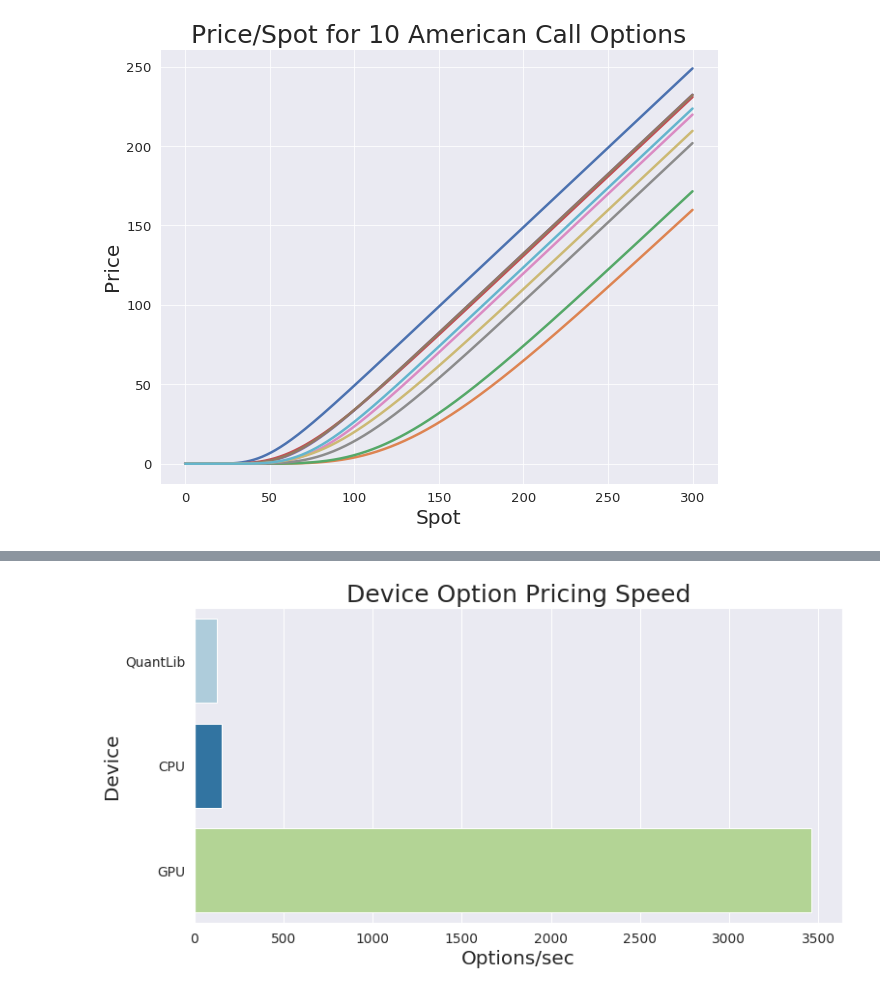
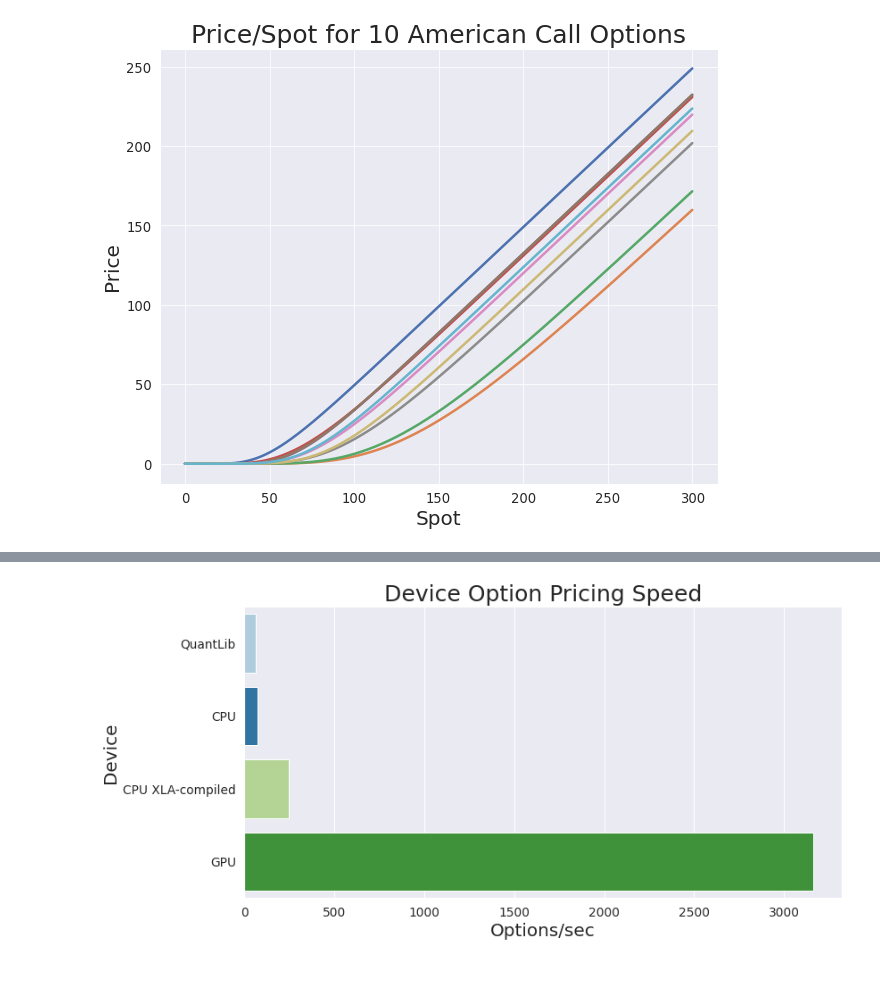
Before and after one commit to google/tf-quant-finance, a Jupyter notebook: tf_quant_finance/examples/jupyter_notebooks/American_Option_Black_Scholes.ipynb, the cells around one changed output, grey strips where cells are left out. Cells and saved outputs as stored; diff of their text form; code cells hidden in the pictures.

```diff
--- a/tf_quant_finance/examples/jupyter_notebooks/American_Option_Black_Scholes.ipynb
+++ b/tf_quant_finance/examples/jupyter_notebooks/American_Option_Black_Scholes.ipynb
@@ -269,7 +321,7 @@ plt.show()
 # %%
 #@title Tensorflow Finance pricing on GPU
 
-number_of_options = 5000  #@param
+number_of_options = 10000  #@param
 
 time_delta = 0.005
 
@@ -285,7 +337,7 @@ volatility, risk_free_rate, strike = option_param(number_of_options, dtype)
 device = "/gpu:0"
 with tf.device(device):
 
-  # Warmup
+  # Warmup (graph construction + graph optimization)
   estimate, _ = american_option(
       time_delta=time_delta,
       expiry=expiry,
@@ -322,7 +374,7 @@ options per second:  3460.2774258259888
 # %%
 #@title Tensorflow Finance pricing on CPU
 
-number_of_options = 500  #@param
+number_of_options = 50  #@param
 
 time_delta = 0.005
 
@@ -338,7 +390,7 @@ volatility, risk_free_rate, strike = option_param(number_of_options, dtype)
 device = "/cpu:0"
 with tf.device(device):
 
-  # Warmup
+  # Warmup (graph construction + graph optimization + jit_compilation)
   estimate, _ = american_option(
       time_delta=time_delta,
       expiry=expiry,
@@ -443,22 +570,23 @@ options per second:  126.32596963936531
 # %%
 #@title Tensorflow Finance vs QuantLib
 # Throughput
 times_pd = pd.DataFrame([('QuantLib', ql_options_per_second),
                          ('CPU', cpu_options_per_second),
+                         ('CPU XLA-compiled', cpu_jit_options_per_second),
                          ('GPU', gpu_options_per_second)],
                          columns=['Device', 'Options/sec'])
 sns.set(style="darkgrid", palette="Paired")
 sns.set_context("notebook", font_scale=1.25, rc={"lines.linewidth": 2.5})
 plt.figure(figsize=(12, 6))
 pt = sns.barplot(y="Device", x="Options/sec", data=times_pd)
 pt.axes.set_title("Device Option Pricing Speed", fontsize=25)
 xlabel = pt.axes.get_xlabel()
 ylabel = pt.axes.get_ylabel()
 pt.axes.set_xlabel(xlabel, fontsize=20)
 pt.axes.set_ylabel(ylabel, fontsize=20)
 plt.show()
 # %% [output]
-[figure, old version]
+[figure, new version]
 # %%
 #@title Time to price a batch of options (GPU vs QuantLib)
 
```
Also changed, not shown: parts of 16 cells of this notebook, 1 other file.
